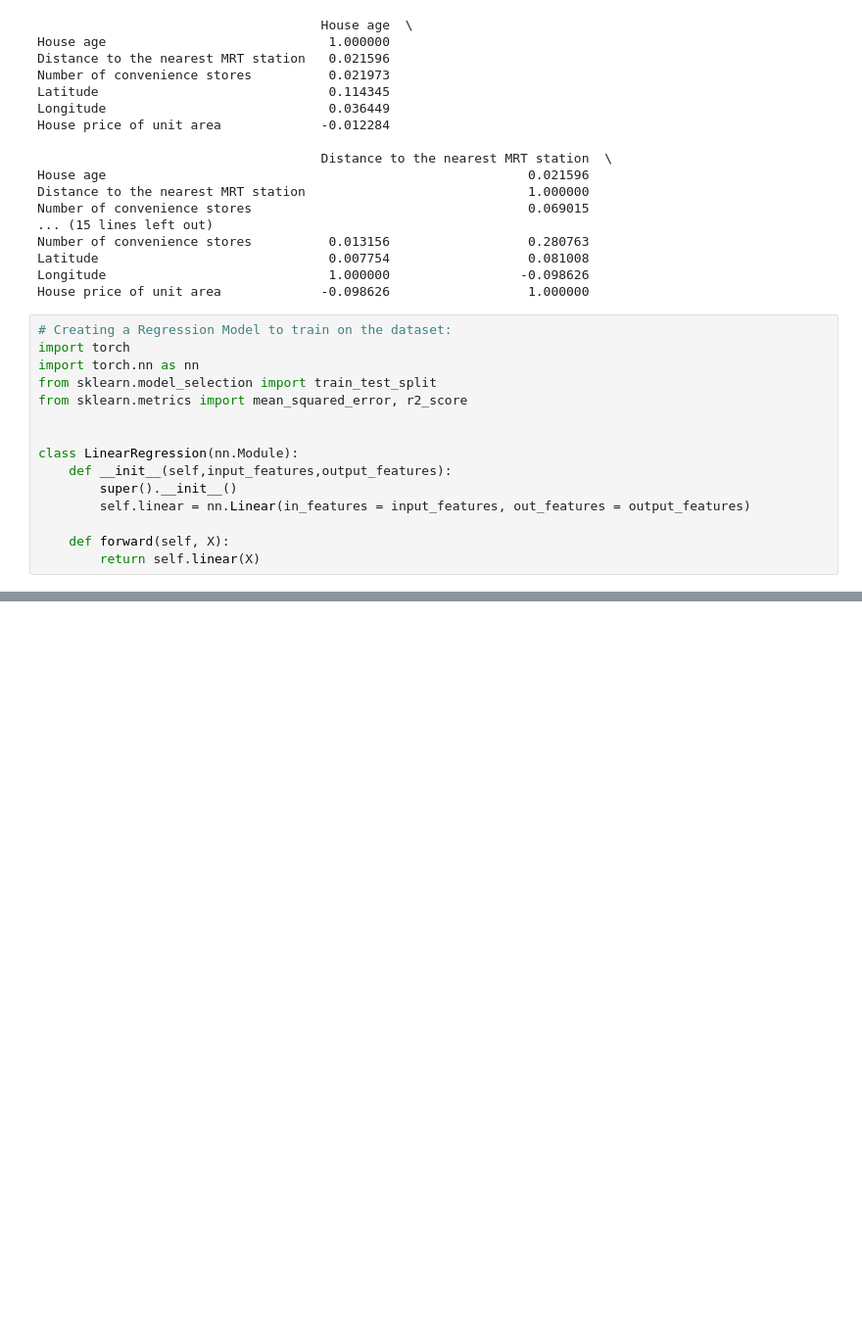
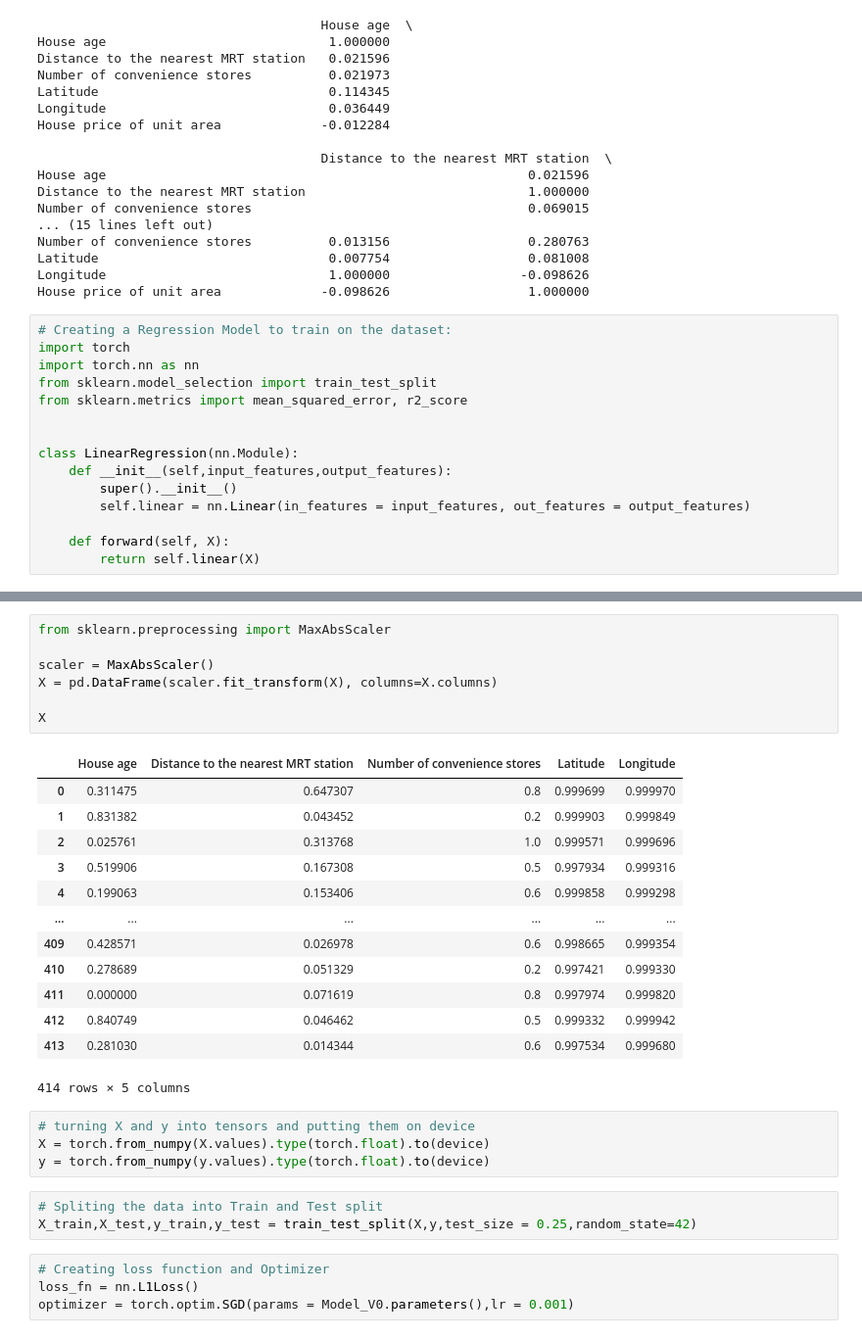
Before and after one commit to nvsingh2001/Real_Estate_Price_Prediction, a Jupyter notebook: Real Estate Price Prediction.ipynb, the cells around one changed output, grey strips where cells are left out. Shown: that part at 98% size. Drawn from its saved outputs; the diff is of its cells as text; blank space fills up the shorter version.

```diff
--- a/Real Estate Price Prediction.ipynb
+++ b/Real Estate Price Prediction.ipynb
@@ -270,0 +192,32 @@ Epoch: 980 | Train loss: 666.151 | Test loss: 475.588
+# %%
+from sklearn.preprocessing import MaxAbsScaler
+
+scaler = MaxAbsScaler()
+X = pd.DataFrame(scaler.fit_transform(X), columns=X.columns)
+
+X
+# %% [output]
+|  | House age | Distance to the nearest MRT station | Number of convenience stores | Latitude | Longitude |
+| 0 | 0.311475 | 0.647307 | 0.8 | 0.999699 | 0.999970 |
+| 1 | 0.831382 | 0.043452 | 0.2 | 0.999903 | 0.999849 |
+| 2 | 0.025761 | 0.313768 | 1.0 | 0.999571 | 0.999696 |
+| 3 | 0.519906 | 0.167308 | 0.5 | 0.997934 | 0.999316 |
+| 4 | 0.199063 | 0.153406 | 0.6 | 0.999858 | 0.999298 |
+| ... | ... | ... | ... | ... | ... |
+| 409 | 0.428571 | 0.026978 | 0.6 | 0.998665 | 0.999354 |
+| 410 | 0.278689 | 0.051329 | 0.2 | 0.997421 | 0.999330 |
+| 411 | 0.000000 | 0.071619 | 0.8 | 0.997974 | 0.999820 |
+| 412 | 0.840749 | 0.046462 | 0.5 | 0.999332 | 0.999942 |
+| 413 | 0.281030 | 0.014344 | 0.6 | 0.997534 | 0.999680 |
+414 rows × 5 columns
+# %%
+# turning X and y into tensors and putting them on device
+X = torch.from_numpy(X.values).type(torch.float).to(device)
+y = torch.from_numpy(y.values).type(torch.float).to(device)
+# %%
+# Spliting the data into Train and Test split
+X_train,X_test,y_train,y_test = train_test_split(X,y,test_size = 0.25,random_state=42)
+# %%
+# Creating loss function and Optimizer
+loss_fn = nn.L1Loss()
+optimizer = torch.optim.SGD(params = Model_V0.parameters(),lr = 0.001)
```
Also changed, not shown: parts of 12 cells of this notebook.
